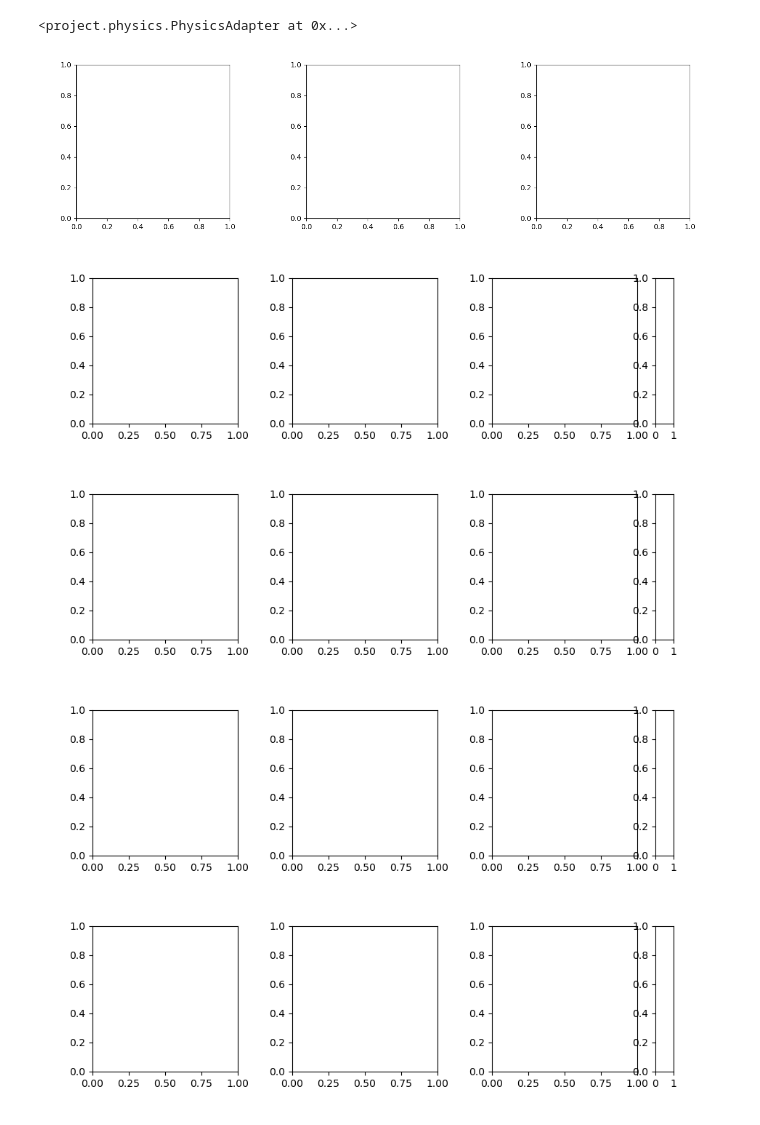
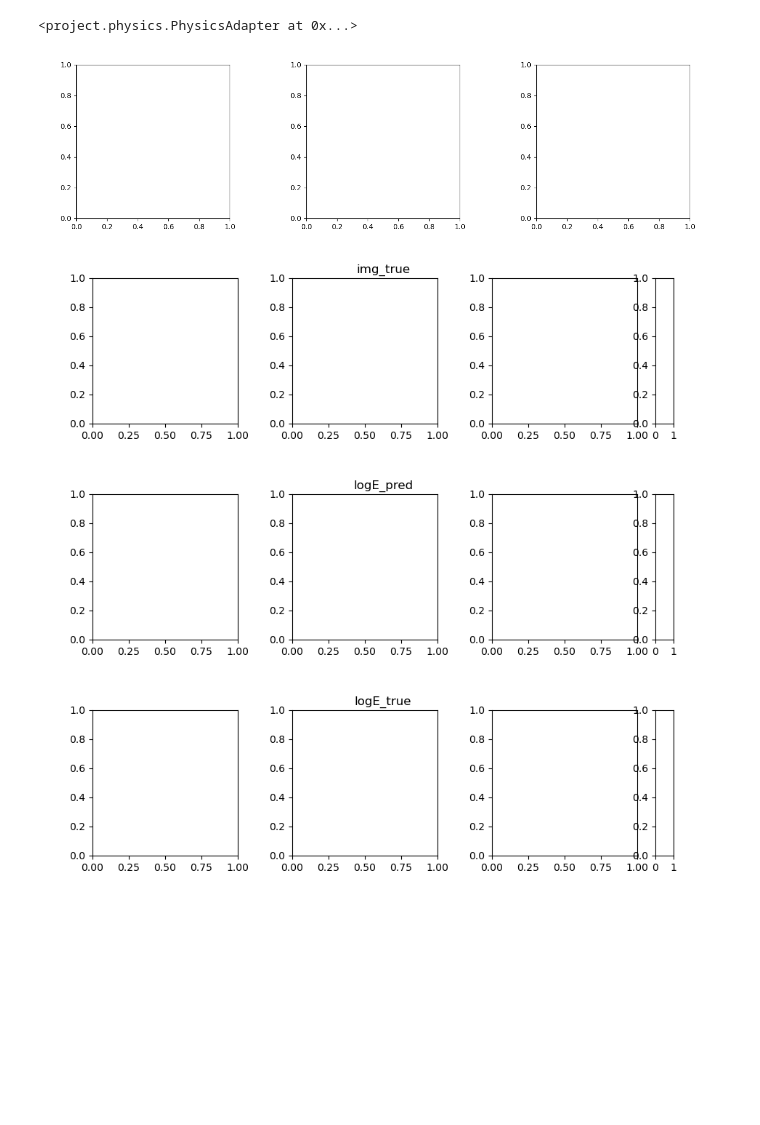
Before and after one commit to mattragoza/lung-project, a Jupyter notebook: notebooks/shapenet/30-training-interactive.ipynb, the cells around one changed output. Drawn from its saved outputs; the diff is of its cells as text; code cells hidden in the pictures; blank space fills up the shorter version.

Commit message:
add TaskSpec for different input/target/loss, MSE, CE updates

```diff
--- a/notebooks/shapenet/30-training-interactive.ipynb
+++ b/notebooks/shapenet/30-training-interactive.ipynb
@@ -118 +119,11 @@ dict(len=8)
     └── 'num_epochs': 20
+# %%
+import project.training
+
+task_kws = train_config['task'].copy()
+task_kws['input']  = 'image'
+task_kws['target'] = 'logE'
+task_kws['loss']   = 'MSE'
+
+task = project.training.TaskSpec(**task_kws)
+task_kws
@@ -186,12 +164,14 @@ dict(len=4)
 %autoreload
 import project.datasets.torch
 
-train_set = project.datasets.torch.TorchDataset(train_ex, **transform_kws)
-test_set = project.datasets.torch.TorchDataset(test_ex, **transform_kws)
-val_set = project.datasets.torch.TorchDataset(val_ex, **transform_kws)
+use_cache = False
+train_set = project.datasets.torch.TorchDataset(train_ex, use_cache=use_cache, **transform_kws)
+test_set = project.datasets.torch.TorchDataset(test_ex, use_cache=use_cache,  **transform_kws)
+val_set = project.datasets.torch.TorchDataset(val_ex, use_cache=use_cache, **transform_kws)
 # %%
-loader_kws = train_config['loader']
+loader_kws = train_config['loader'].copy()
 loader_kws['batch_size'] = 2
+loader_kws['num_workers'] = 1
 
 collate_fn = project.datasets.torch.collate_fn
 train_loader = torch.utils.data.DataLoader(train_set, collate_fn=collate_fn, **loader_kws)
@@ -213,27 +193,21 @@ import copy
 model_kws = copy.deepcopy(train_config['model'])
 
 backbone_kws = model_kws['backbone']
-backbone_kws['_class'] = 'UNet3D'
+backbone_kws['_class']        = 'UNet3D'
 backbone_kws['conv_channels'] = 16
 backbone_kws['n_enc_blocks']  = 5
 backbone_kws['n_conv_units']  = 2
-backbone_kws['n_init_units']  = 2
+backbone_kws['n_init_units']  = None
 backbone_kws['kernel_size']   = 3
 backbone_kws['relu_leak']     = 0.1
 backbone_kws['norm_type']     = 'group'
 backbone_kws['num_groups']    = 4
 backbone_kws['upsample_mode'] = 'trilinear'
 
-head_kws = model_kws['head']
-head_kws['_class'] = 'ElasticityHead'
-head_kws['logE_mean'] = 3.5
-head_kws['logE_std']  = 0.3
-head_kws['logE_min']  = 0.0
-head_kws['logE_max']  = 6.0
-
 project.core.utils.pprint(model_kws)
 
-model = project.models.build_model(model_kws)
+model = project.models.build_model(task, model_kws)
+model
 # %% [output]
 dict(len=2)
 ├── 'backbone': dict(len=11)
@@ -276,29 +268,29 @@ optimizer = optimizer_cls(model.parameters(), **optimizer_kws)
 # %%
 %autoreload
 import project.training
 import project.evaluation
 
 trainer_kws = train_config['trainer'].copy()
-trainer_kws['mode'] = 'u_sim' #'logE_reg'
 
 trainer = project.training.Trainer(
+    task=task,
     model=model,
     optimizer=optimizer,
     physics_adapter=physics_adapter,
     train_loader=train_loader,
     test_loader=test_loader,
     val_loader=val_loader,
     callbacks=[
         project.evaluation.LoggerCallback(),
-        project.evaluation.PlotterCallback(keys=['loss', 'E_pred', 'E_true']),
-        project.evaluation.ViewerCallback(keys=['image', 'E_pred', 'E_true', 'mat_pred_a', 'mat_pred_r', 'mat_pred_o', 'mat_true']),
-        project.evaluation.EvaluatorCallback()
+        project.evaluation.PlotterCallback(task.plotter_keys),
+        project.evaluation.ViewerCallback(task.viewer_keys, n_labels=task.material_labels),
+        #project.evaluation.EvaluatorCallback(n_labels=task.material_labels)
     ],
-    train_mode=trainer_kws.pop('mode')
+    eval_physics=False
 )
+#trainer.load_state(epoch=20)
 # %% [output]
 [figure]
-[figure, old version]
+[figure, new version]
-[figure, old version]
+[figure, new version]
-[figure, old version]
+[figure, new version]
-[figure, removed]
```
Also changed, not shown: parts of 14 cells of this notebook, 7 other files.
